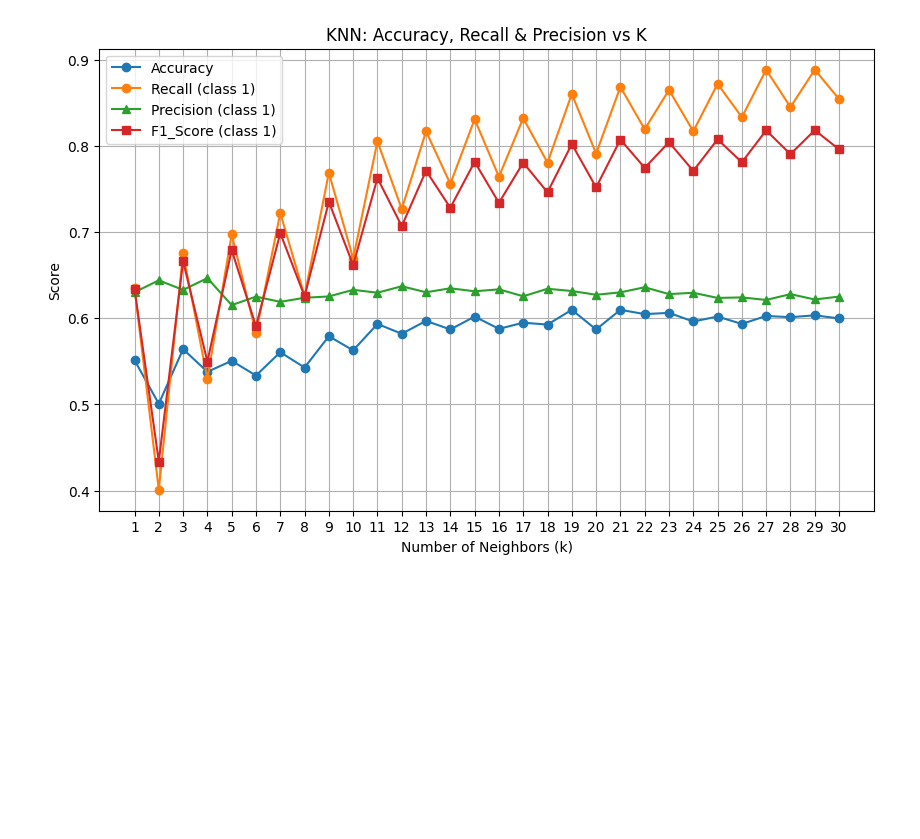
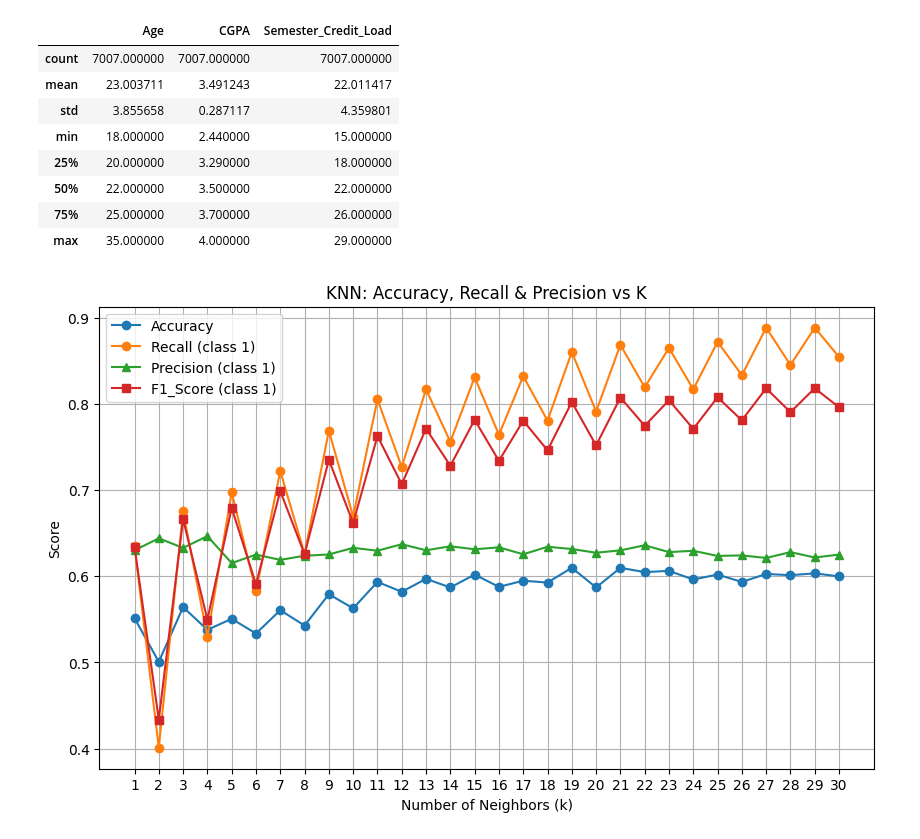
Before and after one commit to yamiSukehiro2907/classical_machine_learning, a Jupyter notebook: Project/KNN.ipynb, the cells around one changed output. Drawn from its saved outputs; the diff is of its cells as text; code cells hidden in the pictures; blank space fills up the shorter version.

```diff
--- a/Project/KNN.ipynb
+++ b/Project/KNN.ipynb
@@ -18,6 +18,18 @@ X_train, X_test, y_train, y_test = train_test_split(X, y, test_size=0.2, random_
 # %%
 scaler = StandardScaler()
 cols = ['Age', 'CGPA', 'Semester_Credit_Load']
+# %%
+df[cols].describe()
+# %% [output]
+|  | Age | CGPA | Semester_Credit_Load |
+| count | 7007.000000 | 7007.000000 | 7007.000000 |
+| mean | 23.003711 | 3.491243 | 22.011417 |
+| std | 3.855658 | 0.287117 | 4.359801 |
+| min | 18.000000 | 2.440000 | 15.000000 |
+| 25% | 20.000000 | 3.290000 | 18.000000 |
+| 50% | 22.000000 | 3.500000 | 22.000000 |
+| 75% | 25.000000 | 3.700000 | 26.000000 |
+| max | 35.000000 | 4.000000 | 29.000000 |
 # %%
 X_train[cols] = scaler.fit_transform(X_train[cols])
 X_test[cols] = scaler.transform(X_test[cols])
```
Also changed, not shown: 3 other files.
